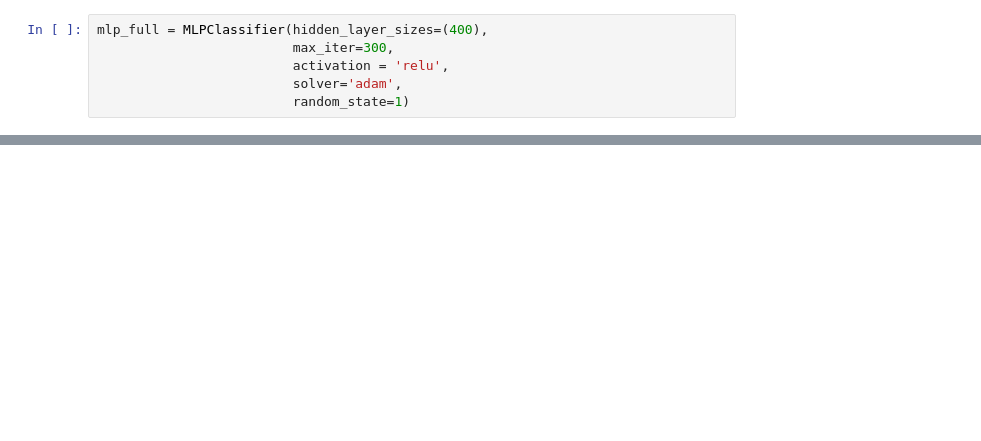
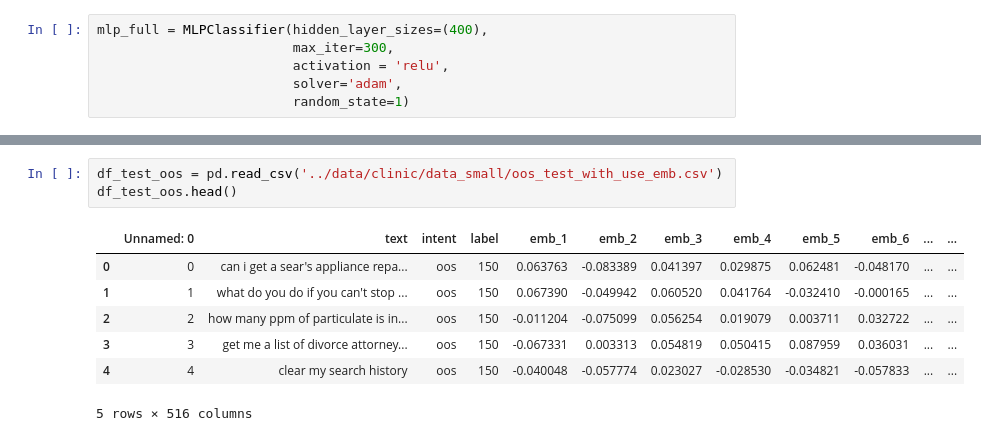
Before and after one commit to tayfuntuna/xcs224u, a Jupyter notebook: code/BaselineClassification - MLP with USE Embeddings.ipynb, the cells around one changed output, grey strips where cells are left out. Saved outputs shown, nothing was run; the diff lists cells and outputs as text; blank space fills up the shorter version.

```diff
--- a/code/BaselineClassification - MLP with USE Embeddings.ipynb
+++ b/code/BaselineClassification - MLP with USE Embeddings.ipynb
@@ -310,0 +371,11 @@ data_small.json oos_train 100
+# %%
+df_test_oos = pd.read_csv('../data/clinic/data_small/oos_test_with_use_emb.csv')
+df_test_oos.head()
+# %% [output]
+|  | Unnamed: 0 | text | intent | label | emb_1 | emb_2 | emb_3 | emb_4 | emb_5 | emb_6 | ... | ... |
+| 0 | 0 | can i get a sear's appliance repa... | oos | 150 | 0.063763 | -0.083389 | 0.041397 | 0.029875 | 0.062481 | -0.048170 | ... | ... |
+| 1 | 1 | what do you do if you can't stop ... | oos | 150 | 0.067390 | -0.049942 | 0.060520 | 0.041764 | -0.032410 | -0.000165 | ... | ... |
+| 2 | 2 | how many ppm of particulate is in... | oos | 150 | -0.011204 | -0.075099 | 0.056254 | 0.019079 | 0.003711 | 0.032722 | ... | ... |
+| 3 | 3 | get me a list of divorce attorney... | oos | 150 | -0.067331 | 0.003313 | 0.054819 | 0.050415 | 0.087959 | 0.036031 | ... | ... |
+| 4 | 4 | clear my search history | oos | 150 | -0.040048 | -0.057774 | 0.023027 | -0.028530 | -0.034821 | -0.057833 | ... | ... |
+5 rows × 516 columns
```
Also changed, not shown: parts of 53 cells of this notebook.
